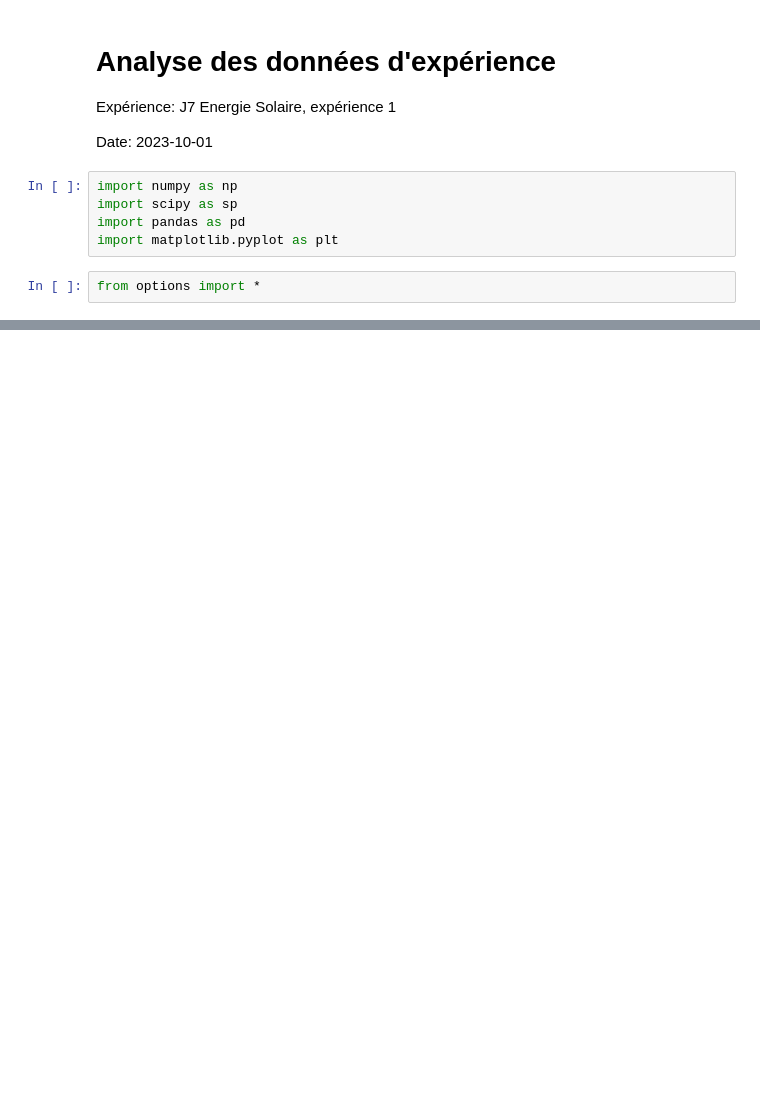
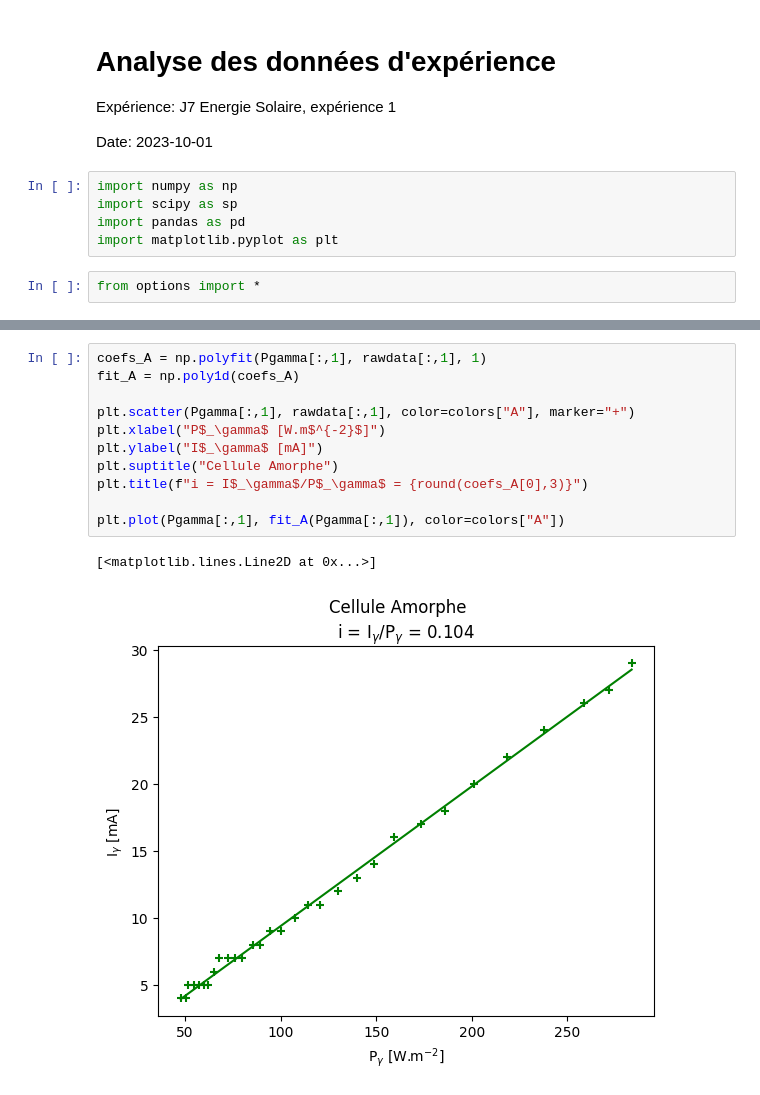
Before and after one commit to TomVdt/TPII-rapports, a Jupyter notebook: 01-J7-energie-solaire/analyse/exp3.ipynb, the cells around one changed output, grey strips where cells are left out. Saved outputs shown, nothing was run; the diff lists cells and outputs as text; blank space fills up the shorter version.

```diff
--- a/01-J7-energie-solaire/analyse/exp3.ipynb
+++ b/01-J7-energie-solaire/analyse/exp3.ipynb
@@ -39,0 +39,14 @@ Text(0.5, 1.0, 'Cellule polycristalline')
+# %%
+coefs_A = np.polyfit(Pgamma[:,1], rawdata[:,1], 1)
+fit_A = np.poly1d(coefs_A)
+
+plt.scatter(Pgamma[:,1], rawdata[:,1], color=colors["A"], marker="+")
+plt.xlabel("P$_\gamma$ [W.m$^{-2}$]")
+plt.ylabel("I$_\gamma$ [mA]")
+plt.suptitle("Cellule Amorphe")
+plt.title(f"i = I$_\gamma$/P$_\gamma$ = {round(coefs_A[0],3)}")
+
+plt.plot(Pgamma[:,1], fit_A(Pgamma[:,1]), color=colors["A"])
+# %% [output]
+[<matplotlib.lines.Line2D at 0x...>]
+[figure, added]
```
Also changed, not shown: parts of 7 cells of this notebook.
